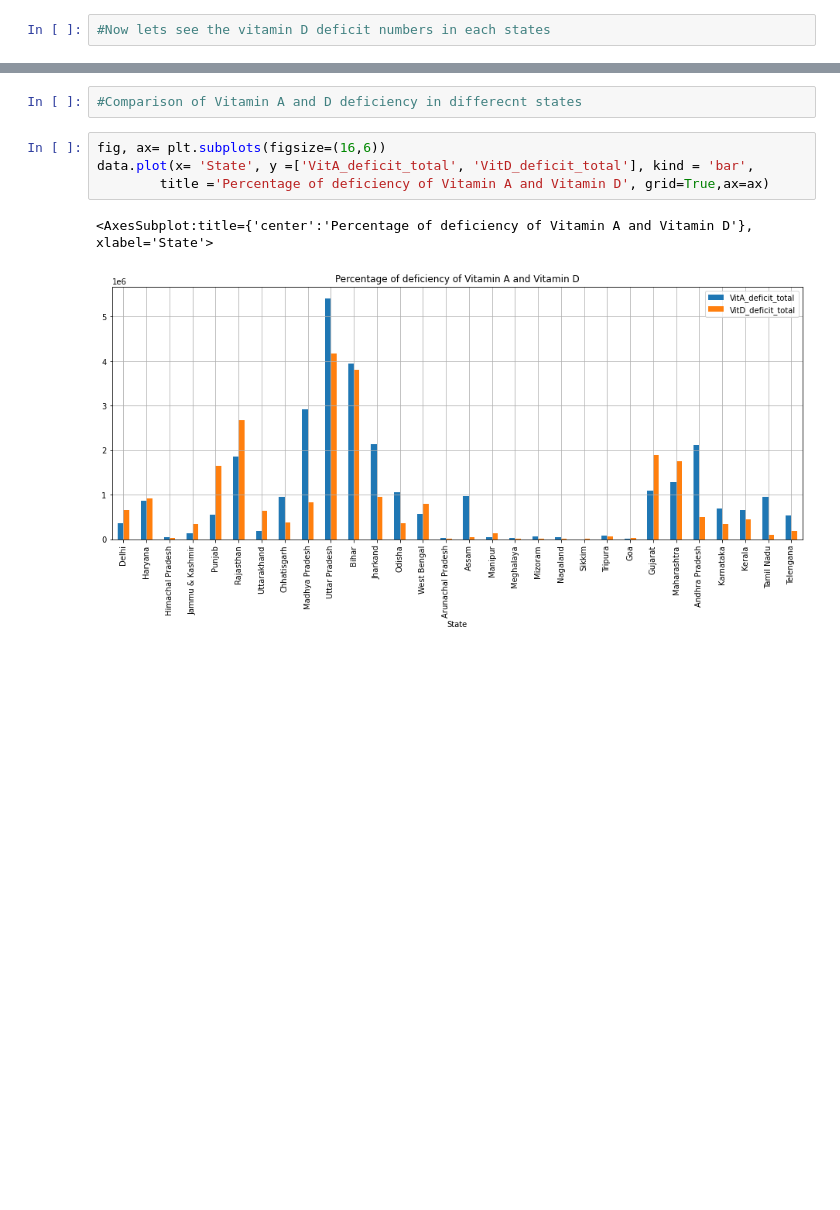
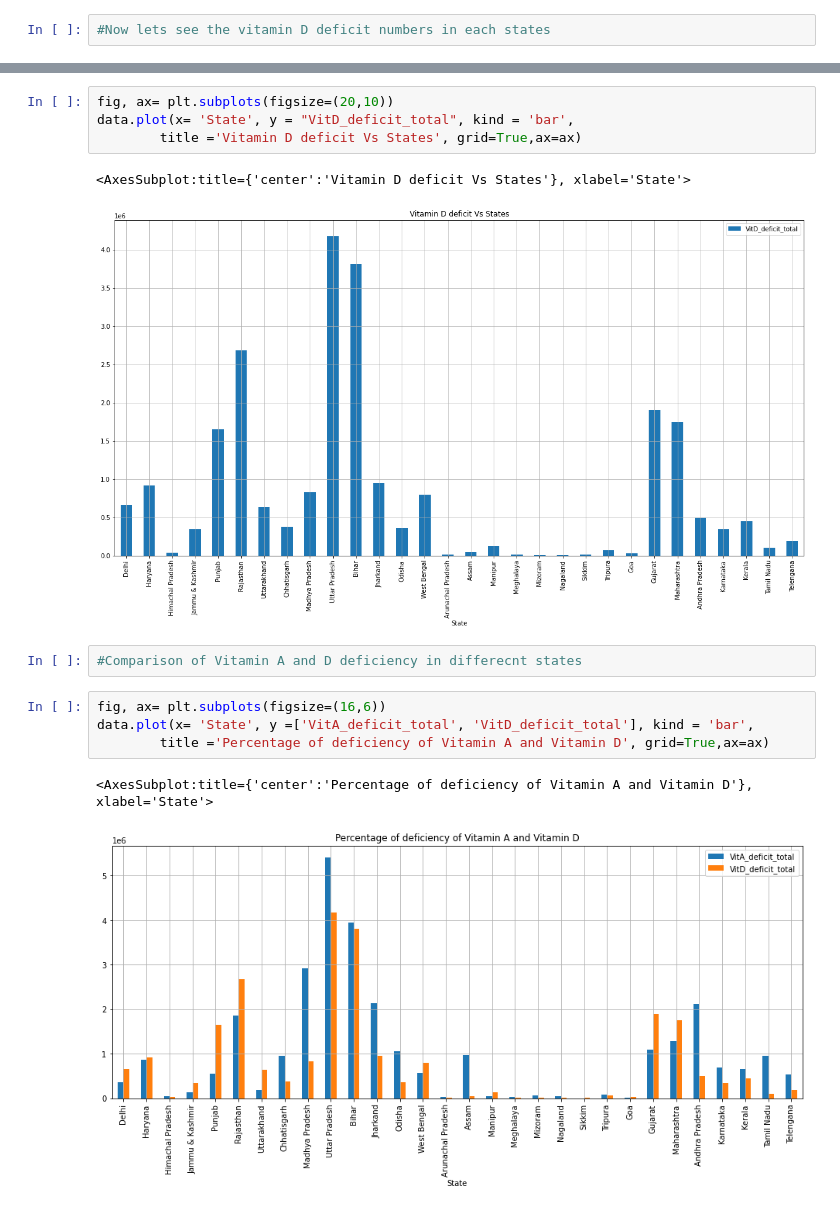
Before and after one commit to Abhi9vSingh/feynn_labs-projects, a Jupyter notebook: project 2/Problem_2_MarketSegementation.ipynb, the cells around one changed output, grey strips where cells are left out. Drawn from its saved outputs; the diff is of its cells as text; blank space fills up the shorter version.

```diff
--- a/project 2/Problem_2_MarketSegementation.ipynb
+++ b/project 2/Problem_2_MarketSegementation.ipynb
@@ -193,3 +179,10 @@ fig.show()
+# %%
+fig, ax= plt.subplots(figsize=(20,10))
+data.plot(x= 'State', y = "VitD_deficit_total", kind = 'bar',
+        title ='Vitamin D deficit Vs States', grid=True,ax=ax)
+# %% [output]
+<AxesSubplot:title={'center':'Vitamin D deficit Vs States'}, xlabel='State'>
+[figure, added]
 # %%
 #Comparison of Vitamin A and D deficiency in differecnt states
 # %%
```
Also changed, not shown: parts of 19 cells of this notebook.
